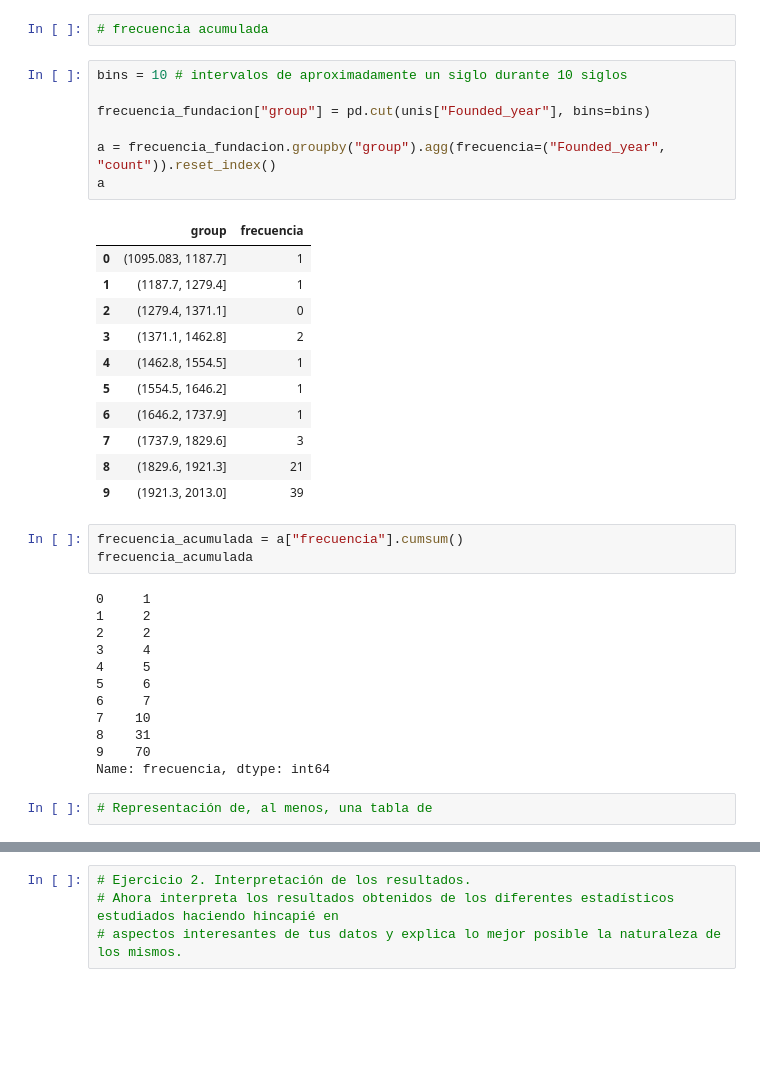
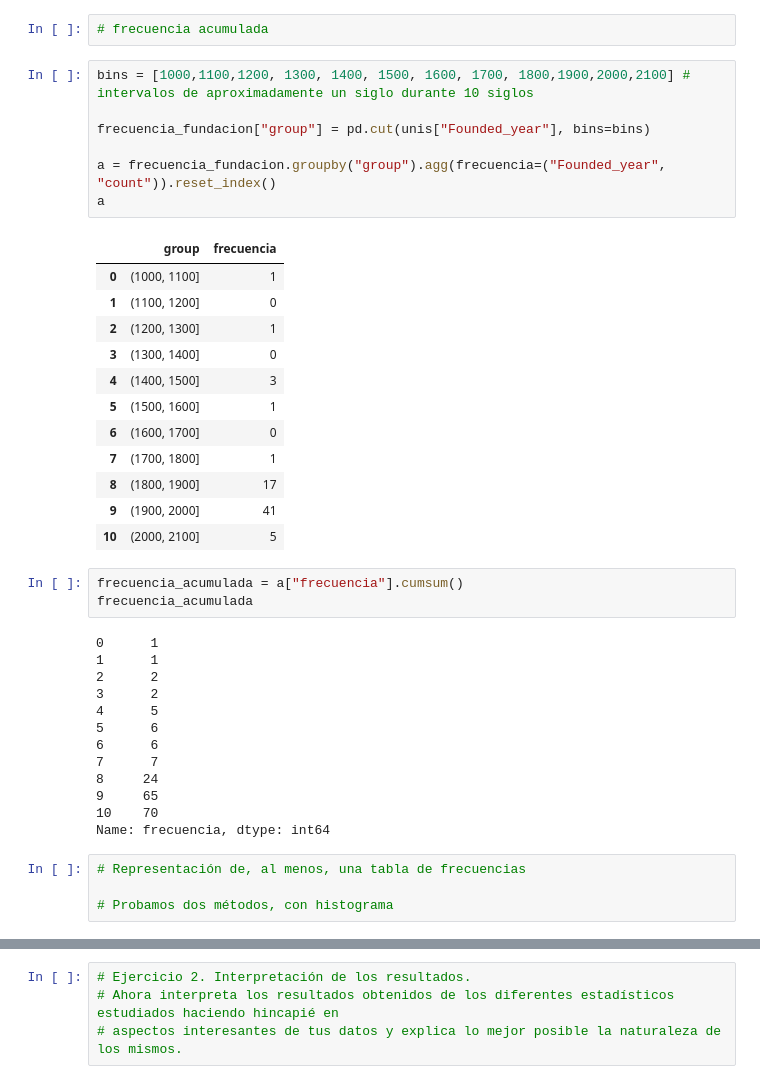
Before and after one commit to Adalab/DA-promo-b-mod-2-sprint-1-Maria-Lucia, a Jupyter notebook: pair-1-estadísticaII.ipynb, the cells around one changed output, grey strips where cells are left out. Saved outputs shown, nothing was run; the diff lists cells and outputs as text; blank space fills up the shorter version.

```diff
--- a/pair-1-estadísticaII.ipynb
+++ b/pair-1-estadísticaII.ipynb
@@ -120,38 +128,42 @@ frecuencia_fundacion
 # %%
 # frecuencia acumulada
 # %%
-bins = 10 # intervalos de aproximadamente un siglo durante 10 siglos
+bins = [1000,1100,1200, 1300, 1400, 1500, 1600, 1700, 1800,1900,2000,2100] # intervalos de aproximadamente un siglo durante 10 siglos
 
 frecuencia_fundacion["group"] = pd.cut(unis["Founded_year"], bins=bins)
 
 a = frecuencia_fundacion.groupby("group").agg(frecuencia=("Founded_year", "count")).reset_index()
 a
 # %% [output]
 |  | group | frecuencia |
-| 0 | (1095.083, 1187.7] | 1 |
-| 1 | (1187.7, 1279.4] | 1 |
-| 2 | (1279.4, 1371.1] | 0 |
-| 3 | (1371.1, 1462.8] | 2 |
-| 4 | (1462.8, 1554.5] | 1 |
-| 5 | (1554.5, 1646.2] | 1 |
-| 6 | (1646.2, 1737.9] | 1 |
-| 7 | (1737.9, 1829.6] | 3 |
-| 8 | (1829.6, 1921.3] | 21 |
-| 9 | (1921.3, 2013.0] | 39 |
+| 0 | (1000, 1100] | 1 |
+| 1 | (1100, 1200] | 0 |
+| 2 | (1200, 1300] | 1 |
+| 3 | (1300, 1400] | 0 |
+| 4 | (1400, 1500] | 3 |
+| 5 | (1500, 1600] | 1 |
+| 6 | (1600, 1700] | 0 |
+| 7 | (1700, 1800] | 1 |
+| 8 | (1800, 1900] | 17 |
+| 9 | (1900, 2000] | 41 |
+| 10 | (2000, 2100] | 5 |
 # %%
 frecuencia_acumulada = a["frecuencia"].cumsum()
 frecuencia_acumulada
 # %% [output]
-0     1
-1     2
-2     2
-3     4
-4     5
-5     6
-6     7
-7    10
-8    31
-9    70
+0      1
+1      1
+2      2
+3      2
+4      5
+5      6
+6      6
+7      7
+8     24
+9     65
+10    70
 Name: frecuencia, dtype: int64
 # %%
-# Representación de, al menos, una tabla de
+# Representación de, al menos, una tabla de frecuencias
+
+# Probamos dos métodos, con histograma
```
Also changed, not shown: parts of 12 cells of this notebook.
